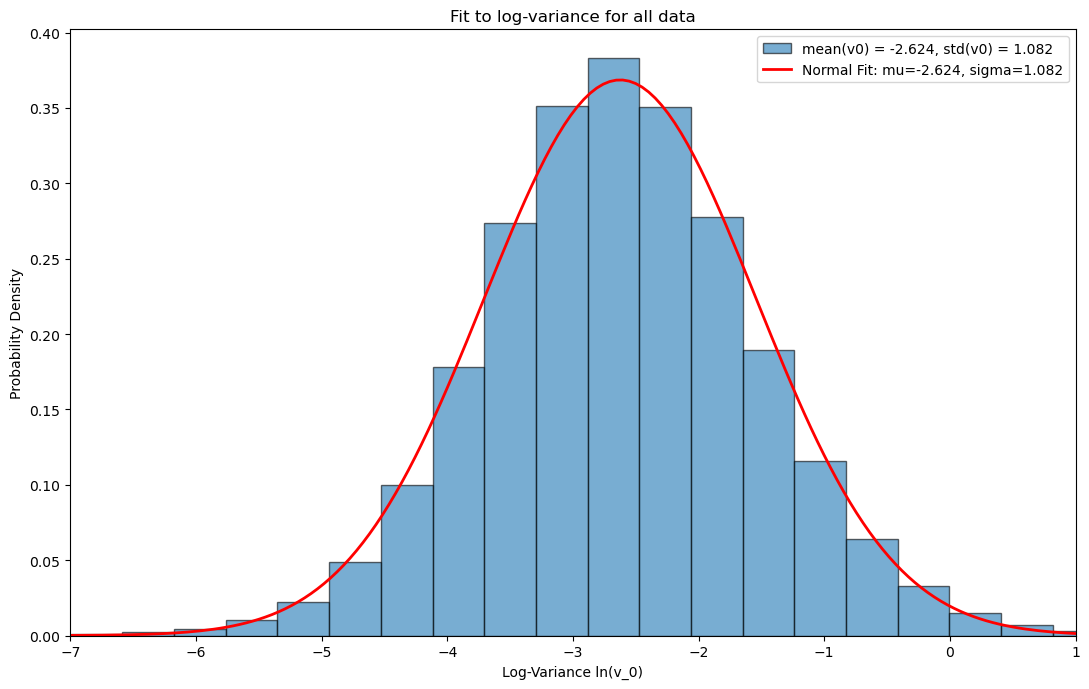
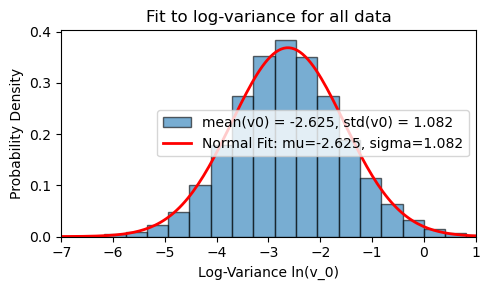
The change to this notebook cell's code, shown as a diff; its figure went from the first image to the second:
--- before
+++ after
@@ -3,5 +3,5 @@
 
 # plot the logged data histogram (using density=True for PDF matching)
-fig, ax = plt.subplots(figsize=(11, 7))  # Slightly widened to make room for the colorbar
+fig, ax = plt.subplots(figsize=(5, 3))  # Slightly widened to make room for the colorbar
 count, bins, ignored = ax.hist(
     log_v, 

Commit: Add files via upload